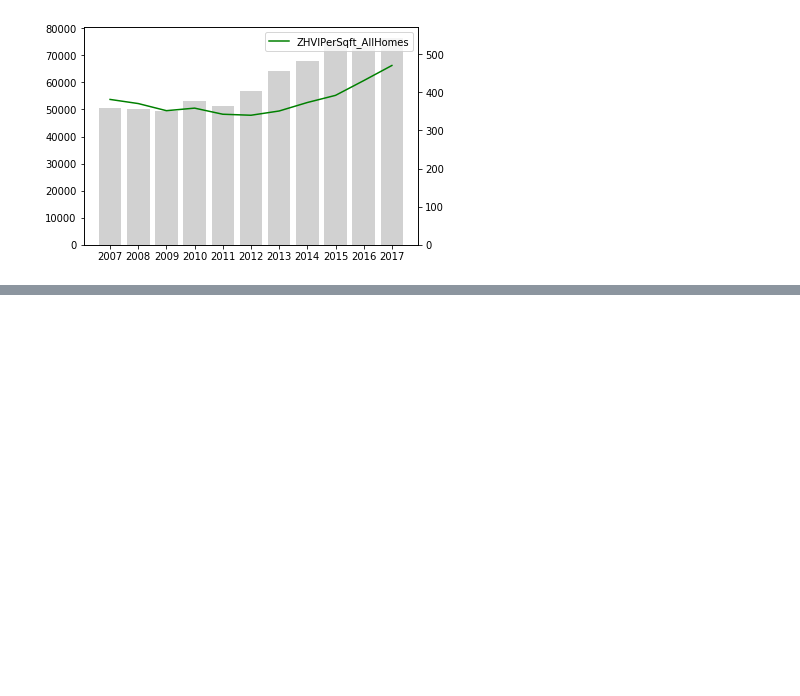
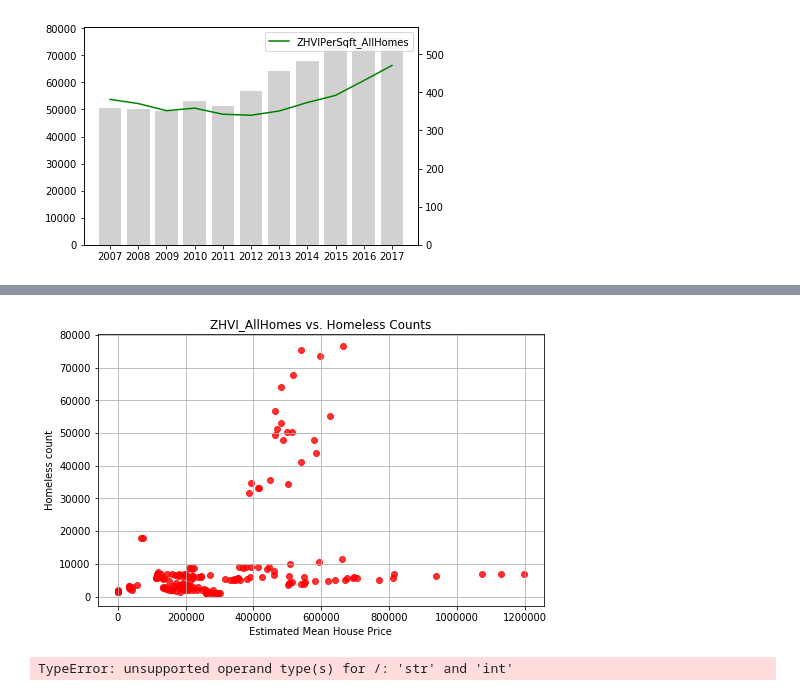
Before and after one commit to jag0717/UCB-Project1, a Jupyter notebook: data/Homeless_Vs_Housing_Analysis.ipynb, the cells around one changed output, grey strips where cells are left out. Saved outputs shown, nothing was run; the diff lists cells and outputs as text; code cells hidden in the pictures; blank space fills up the shorter version.

```diff
--- a/data/Homeless_Vs_Housing_Analysis.ipynb
+++ b/data/Homeless_Vs_Housing_Analysis.ipynb
@@ -254,3 +285,49 @@ plt.show()
+# %%
+fig = plt.figure(figsize=(8,5)) #Jagatha Added
+plt.scatter(hud_zillow_df["ZHVI_AllHomes"],
+            hud_zillow_df["Total Homeless"],
+            color="red", marker="o",
+            alpha=0.8)
+
+# Incorporate the other graph properties
+plt.title("ZHVI_AllHomes vs. Homeless Counts")
+plt.ylabel("Homeless count")
+plt.xlabel("Estimated Mean House Price") # MEAN OF THE ESTIMATED MEDIAN VALUE
+plt.grid(True) #Jagatha Added
+# plt.savefig("ZHVIPerSqft_AllHomes_HomelessCount.png")
+plt.show()
+# %% [output]
+[figure, added]
+# %%
+#Scatterplot ZHVIPerSqft_AllHomes data vs MedianSoldPricePerSqft_AllHomes to make
+#sure that ZHVI estimates can be used as representative of actual sales prices.
+#Good linear regression.
+#ZHVI is available for all cities, without gaps (NaNs) so that's why we chose to use it,
+#instead of actual sold price data.
+fig = plt.figure(figsize=(8,5)) #Jagatha Added
+plt.scatter(hud_zillow_df["MedianSoldPricePerSqft_AllHomes"],
+            hud_zillow_df["ZHVIPerSqft_AllHomes"],color="purple", marker="o",alpha=0.8)
+
+# Incorporate the other graph properties
+plt.title("MedianSoldPricePerSqft_AllHomes vs. ZHVIPerSqft_AllHomes")
+plt.ylabel("ZHVIPerSqft_AllHomes")
+plt.xlabel("MedianSoldPricePerSqft_AllHomes")
+
+#Calculate and add R2 value
+slope, intercept, r_value, p_value, std_err = stats.linregress(x,y)
+# print("r-squared:", round(r_value**2, 4))
+R= round(r_value**2, 4)
+
+#Add regression line
+sns.regplot(hud_zillow_df["MedianSoldPricePerSqft_AllHomes"],
+              hud_zillow_df["ZHVIPerSqft_AllHomes"], label = "$R^2$= " + str(R))
+#ax = sns.regplot(hud_zillow_df["MedianSoldPricePerSqft_AllHomes"],
+ #                hud_zillow_df["ZHVIPerSqft_AllHomes"], ax=ax, dropna=True, label = '0.9304')
+plt.legend(loc='best')
+sns.set_style('whitegrid')
+plt.show()
+# %% [output]
+TypeError: unsupported operand type(s) for /: 'str' and 'int'
 # %%
 # Homeless Demographics Summary by Gender and Race
 # read file
```
Also changed, not shown: parts of 13 cells of this notebook.
